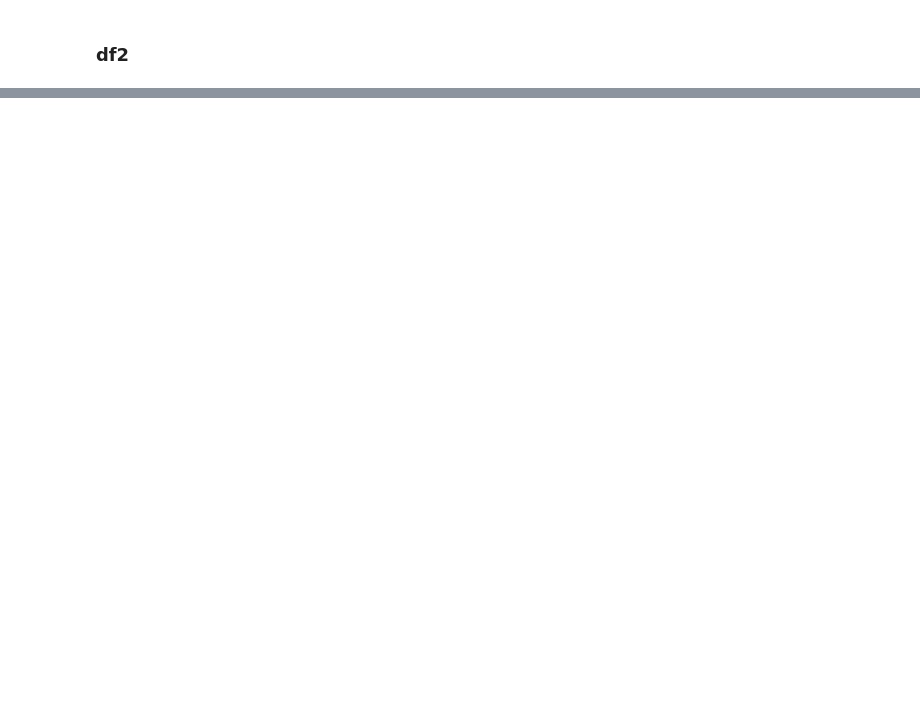
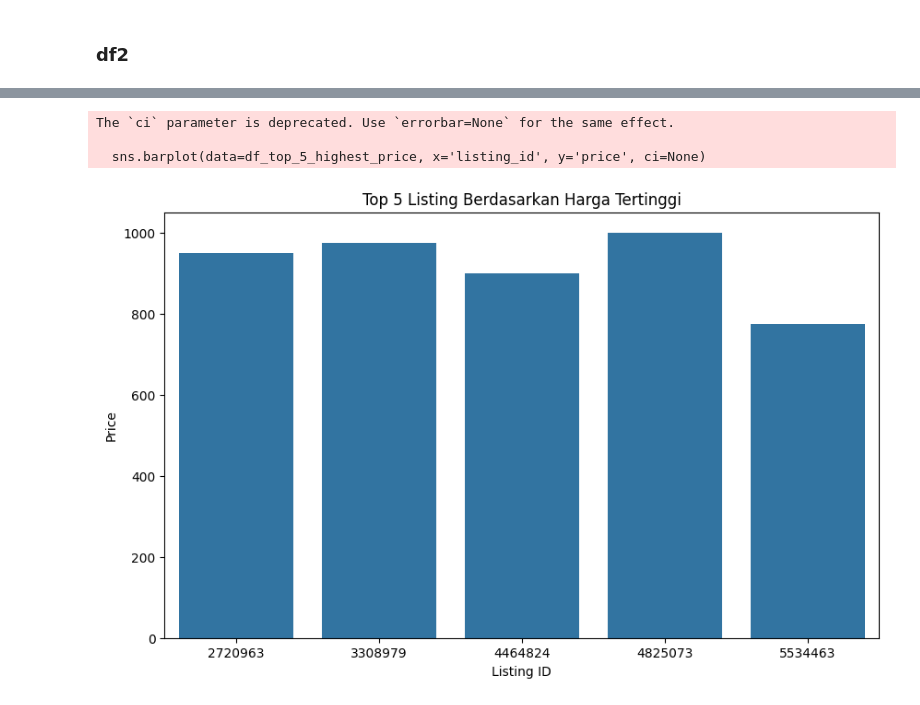
Before and after one commit to Podjan/ResNet2, a Jupyter notebook: Coding2.ipynb, the cells around one changed output, grey strips where cells are left out. Saved outputs shown, nothing was run; the diff lists cells and outputs as text; code cells hidden in the pictures; blank space fills up the shorter version.

```diff
--- a/Coding2.ipynb
+++ b/Coding2.ipynb
@@ -375,0 +417,16 @@ df2.head()
+# %%
+
+top_5_highest_price = df_merged.groupby('listing_id')['price'].max().nlargest(5).index
+df_top_5_highest_price = df_merged[df_merged['listing_id'].isin(top_5_highest_price)]
+
+plt.figure(figsize=(10, 6))
+sns.barplot(data=df_top_5_highest_price, x='listing_id', y='price', ci=None)
+plt.title('Top 5 Listing Berdasarkan Harga Tertinggi')
+plt.xlabel('Listing ID')
+plt.ylabel('Price')
+plt.show()
+# %% [output]
+The `ci` parameter is deprecated. Use `errorbar=None` for the same effect.
+
+  sns.barplot(data=df_top_5_highest_price, x='listing_id', y='price', ci=None)
+[figure, added]
```
Also changed, not shown: parts of 3 cells of this notebook, 1 other file.
